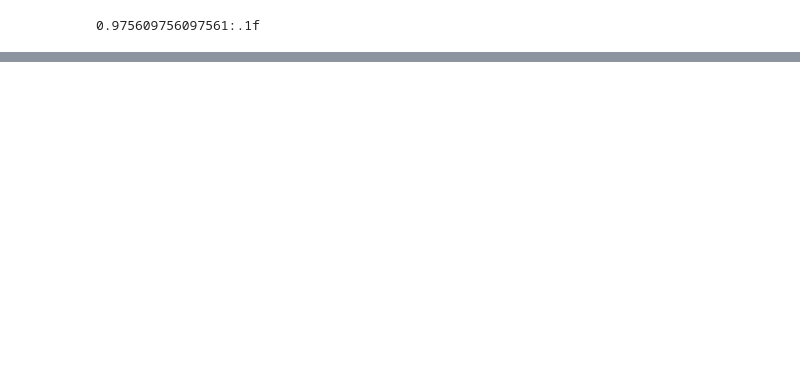
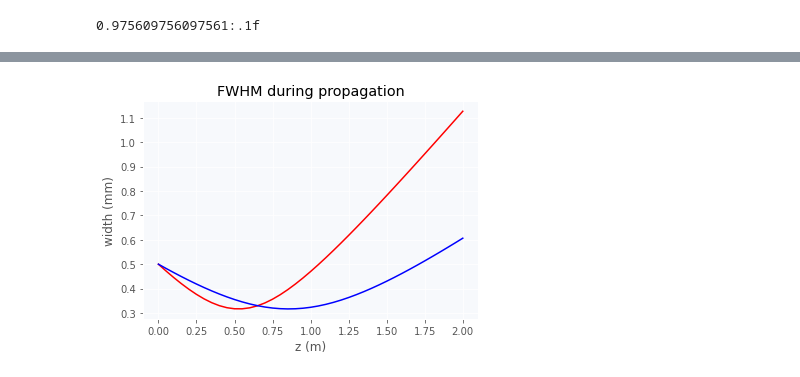
Before and after one commit to raeubaen/misc, a Jupyter notebook: codice_bpm.ipynb, the cells around one changed output, grey strips where cells are left out. Cells and saved outputs as stored; diff of their text form; code cells hidden in the pictures; blank space fills up the shorter version.

```diff
--- a/codice_bpm.ipynb
+++ b/codice_bpm.ipynb
@@ -621,0 +680,13 @@ save_animation(memory, "lens_chrom_red_purple.mp4", axis=2, blit=True)
+# %%
+z = cp.asnumpy(z)
+red_widths, blue_widths = cp.asnumpy(get_widths(RedMem)), cp.asnumpy(get_widths(BlueMem))
+plt.plot(z, 1000*red_widths, 'r')
+plt.plot(z, 1000*blue_widths, 'b')
+plt.xlabel("z (m)")
+plt.ylabel("width (mm)")
+plt.title("FWHM during propagation")
+plt.savefig("fwhmlensgaussianbeamredblue.pdf")
+plt.show()
+plt.close()
+# %% [output]
+[figure, added]
```
Also changed, not shown: parts of 10 cells of this notebook.
